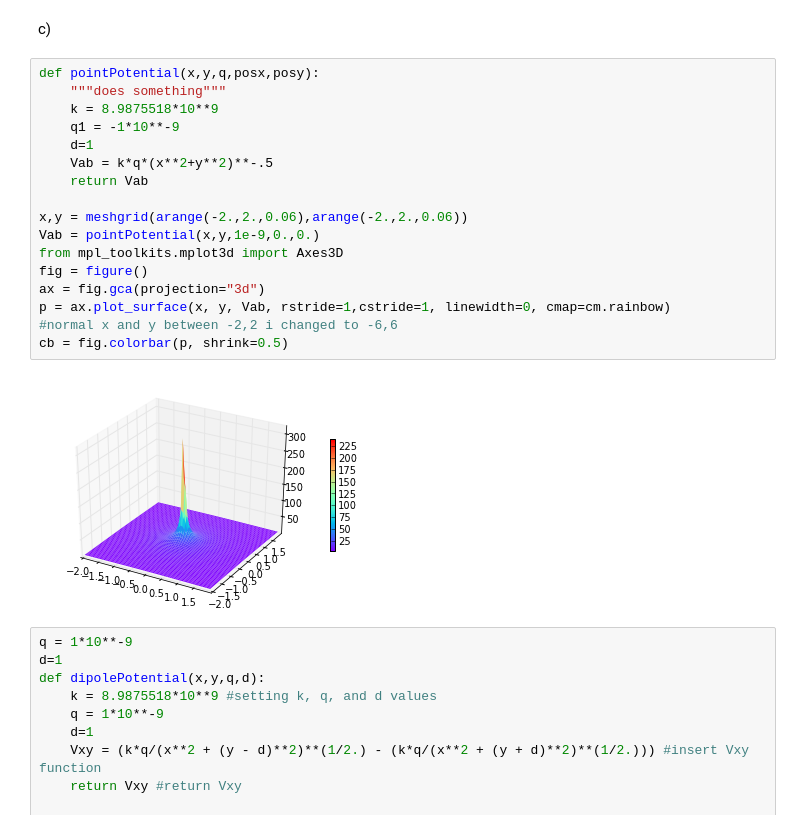
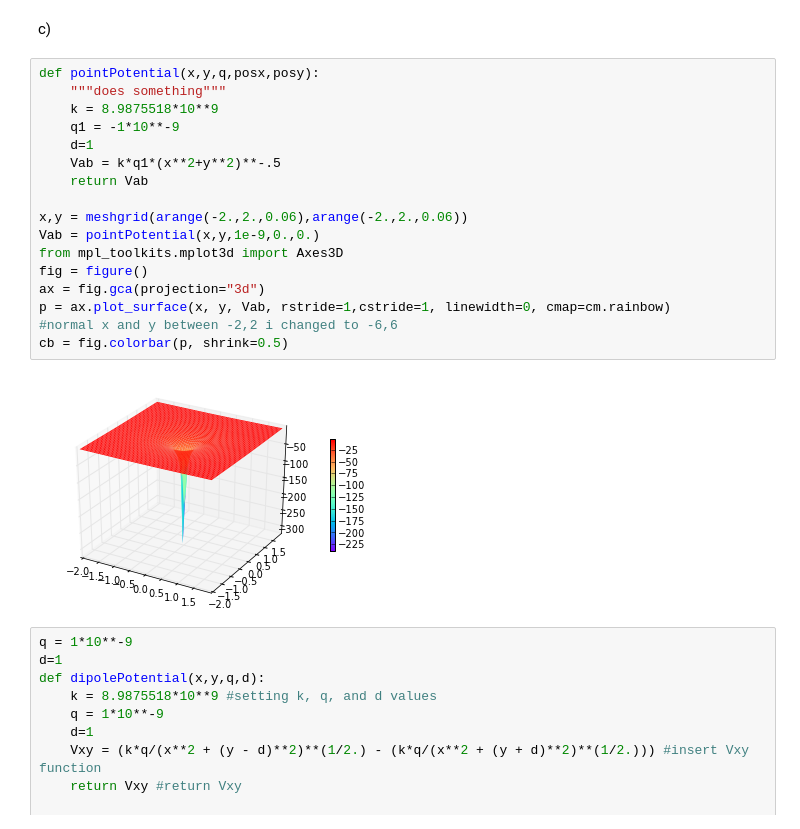
Before and after one commit to aalittlephys202/PHYS202-S13, a Jupyter notebook: Week4/Tuesday 4-23.ipynb, the cells around one changed output. Saved outputs shown, nothing was run; the diff lists cells and outputs as text.

```diff
--- a/Week4/Tuesday 4-23.ipynb
+++ b/Week4/Tuesday 4-23.ipynb
@@ -188,22 +188,22 @@ c)
 # %%
 def pointPotential(x,y,q,posx,posy):
     """does something"""
     k = 8.9875518*10**9
     q1 = -1*10**-9
     d=1
-    Vab = k*q*(x**2+y**2)**-.5
+    Vab = k*q1*(x**2+y**2)**-.5
     return Vab
 
 x,y = meshgrid(arange(-2.,2.,0.06),arange(-2.,2.,0.06))
 Vab = pointPotential(x,y,1e-9,0.,0.)
 from mpl_toolkits.mplot3d import Axes3D
 fig = figure()
 ax = fig.gca(projection="3d")
 p = ax.plot_surface(x, y, Vab, rstride=1,cstride=1, linewidth=0, cmap=cm.rainbow)
 #normal x and y between -2,2 i changed to -6,6
 cb = fig.colorbar(p, shrink=0.5)
 # %% [output]
-[figure, old version]
+[figure, new version]
 # %%
 q = 1*10**-9
 d=1
```
Also changed, not shown: 2 other files.
